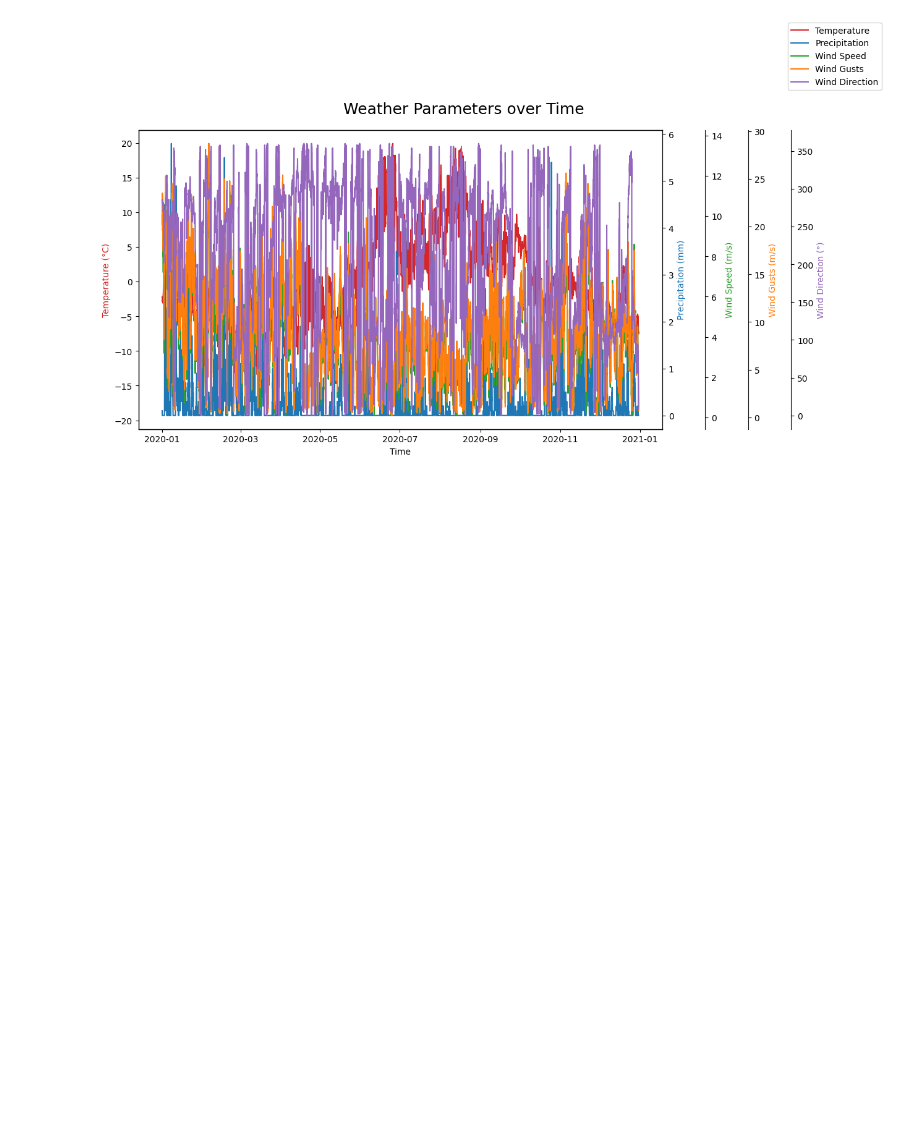
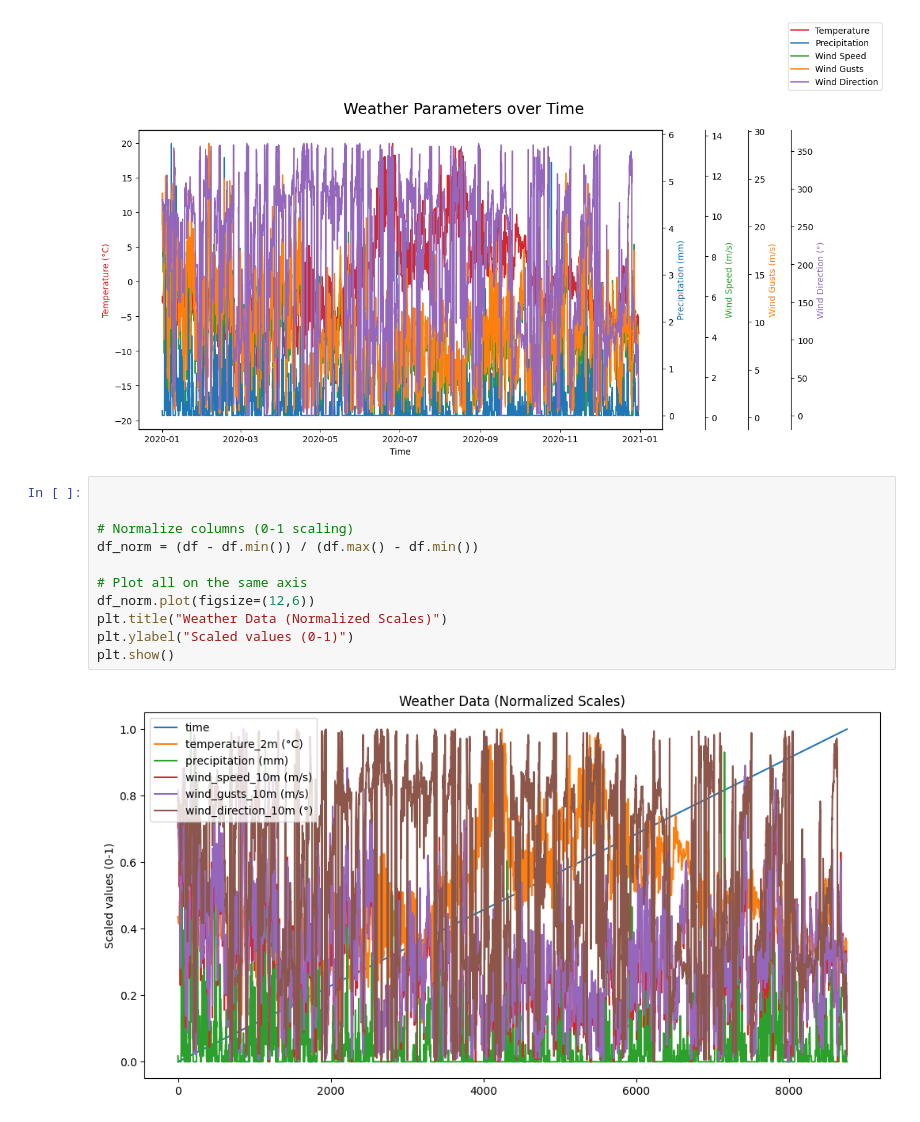
Before and after one commit to Mobashra/M-Abeer-Project, a Jupyter notebook: Exercise 1.ipynb, the cells around one changed output. Drawn from its saved outputs; the diff is of its cells as text; blank space fills up the shorter version.

```diff
--- a/Exercise 1.ipynb
+++ b/Exercise 1.ipynb
@@ -160,3 +160,16 @@ fig.tight_layout()
 plt.show()
 # %% [output]
 [figure]
+# %%
+
+
+# Normalize columns (0-1 scaling)
+df_norm = (df - df.min()) / (df.max() - df.min())
+
+# Plot all on the same axis
+df_norm.plot(figsize=(12,6))
+plt.title("Weather Data (Normalized Scales)")
+plt.ylabel("Scaled values (0-1)")
+plt.show()
+# %% [output]
+[figure, added]
```
Also changed, not shown: 4 other files.
